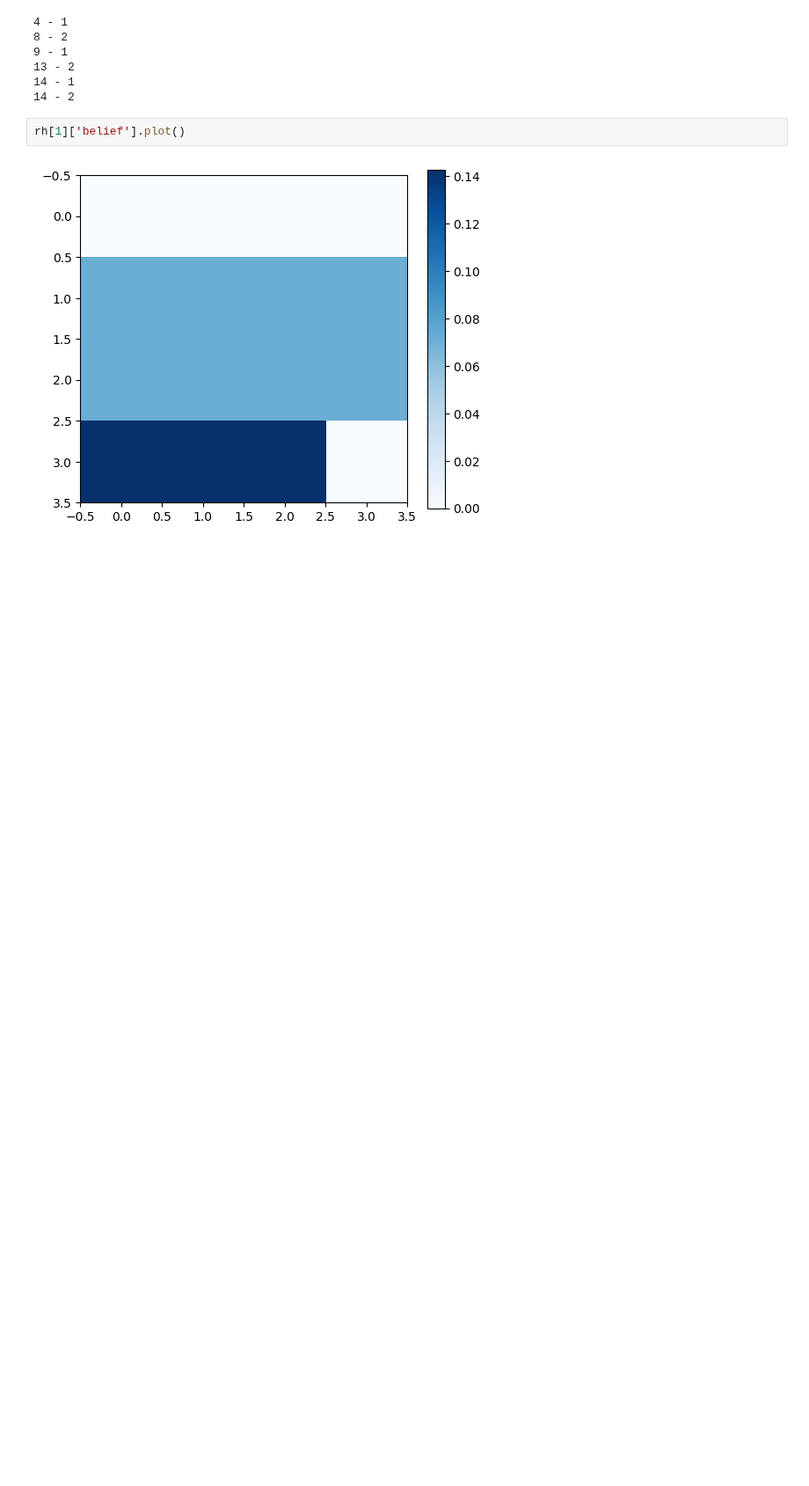
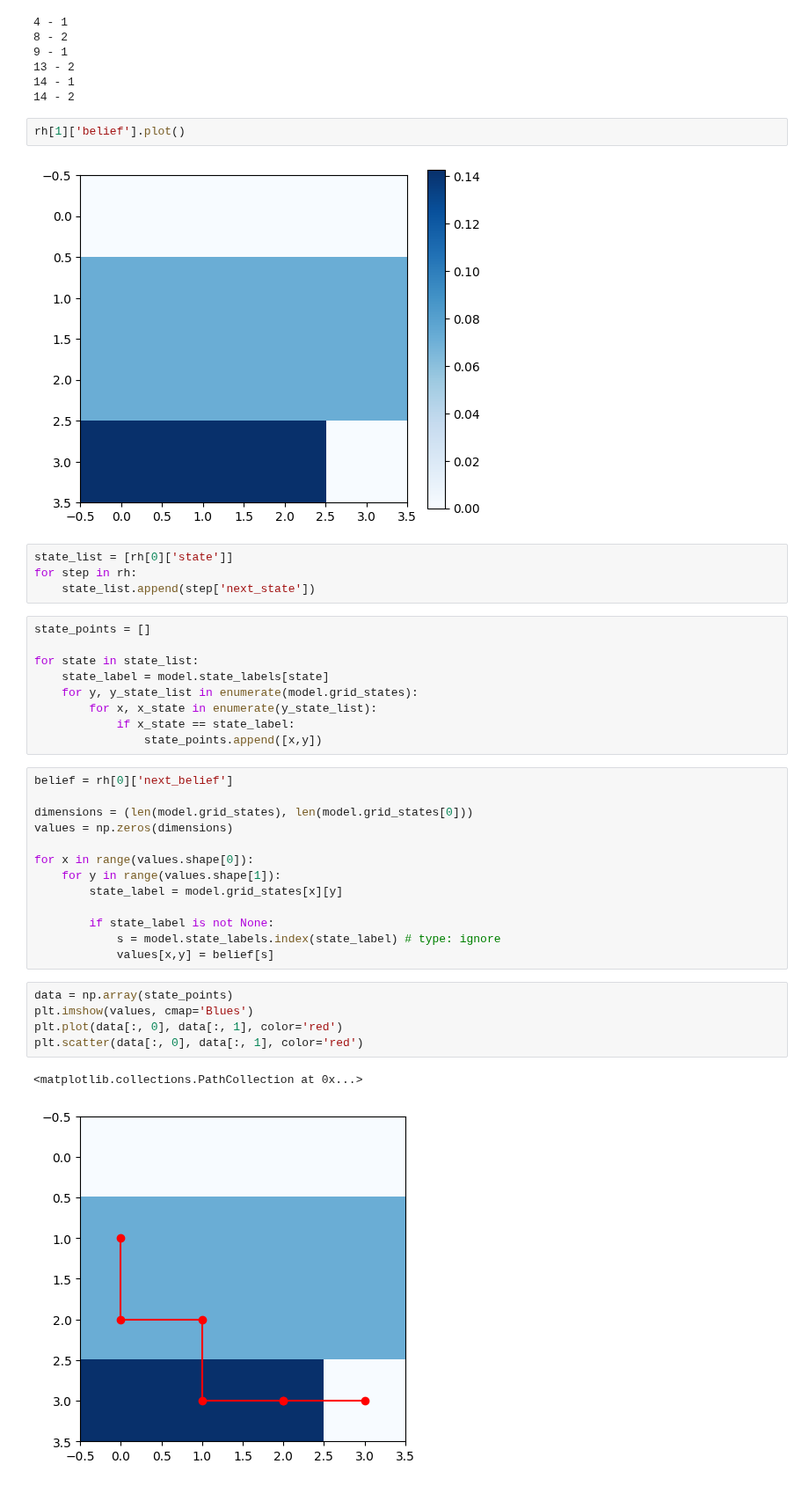
Before and after one commit to PimLb/POMDP_PBVI_Exploration, a Jupyter notebook: Experiments/4x4_Model.ipynb, the cells around one changed output. Shown at 88% size. Drawn from its saved outputs; the diff is of its cells as text; blank space fills up the shorter version.

```diff
--- a/Experiments/4x4_Model.ipynb
+++ b/Experiments/4x4_Model.ipynb
@@ -42,3 +46,37 @@ for step in rh:
 rh[1]['belief'].plot()
 # %% [output]
 [figure]
+# %%
+state_list = [rh[0]['state']]
+for step in rh:
+    state_list.append(step['next_state'])
+# %%
+state_points = []
+
+for state in state_list:
+    state_label = model.state_labels[state]
+    for y, y_state_list in enumerate(model.grid_states):
+        for x, x_state in enumerate(y_state_list):
+            if x_state == state_label:
+                state_points.append([x,y])
+# %%
+belief = rh[0]['next_belief']
+
+dimensions = (len(model.grid_states), len(model.grid_states[0]))
+values = np.zeros(dimensions)
+
+for x in range(values.shape[0]):
+    for y in range(values.shape[1]):
+        state_label = model.grid_states[x][y]
+
+        if state_label is not None:
+            s = model.state_labels.index(state_label) # type: ignore
+            values[x,y] = belief[s]
+# %%
+data = np.array(state_points)
+plt.imshow(values, cmap='Blues')
+plt.plot(data[:, 0], data[:, 1], color='red')
+plt.scatter(data[:, 0], data[:, 1], color='red')
+# %% [output]
+<matplotlib.collections.PathCollection at 0x...>
+[figure, added]
```
Also changed, not shown: parts of 2 cells of this notebook, 2 other files.
